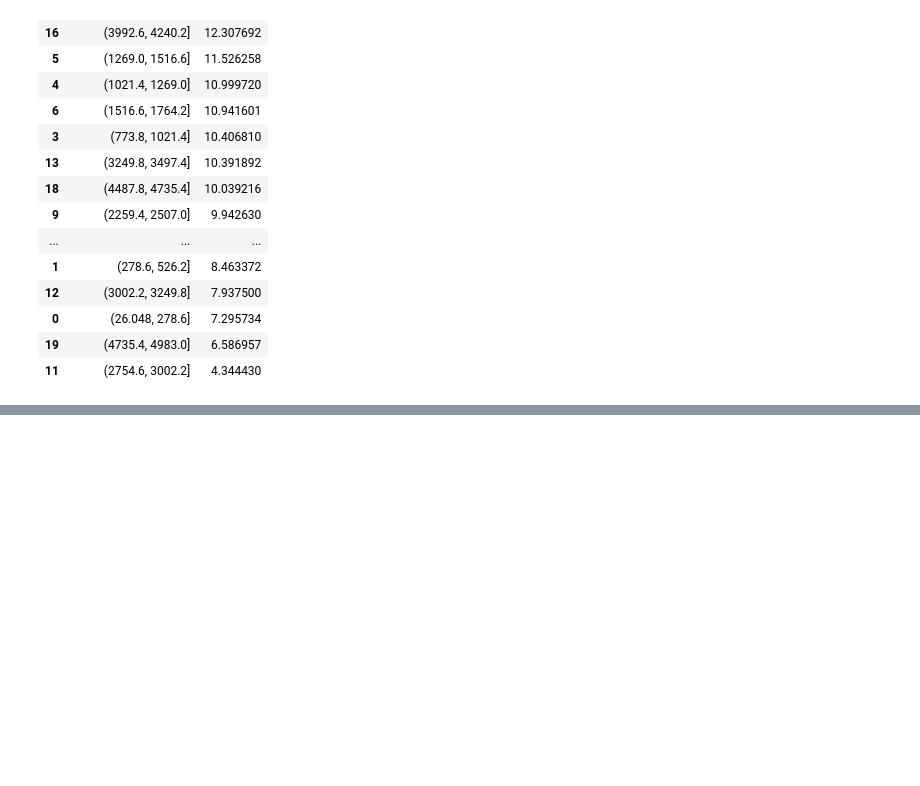
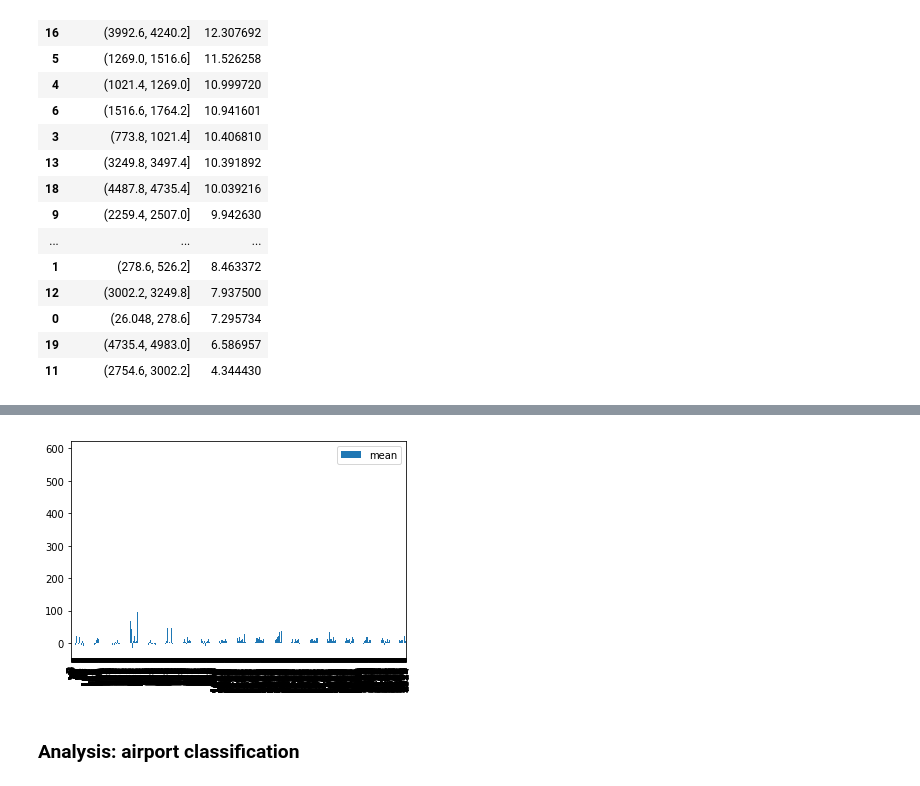
Before and after one commit to peatwan/no_rush, a Jupyter notebook: flight_xd.ipynb, the cells around one changed output, grey strips where cells are left out. Saved outputs shown, nothing was run; the diff lists cells and outputs as text; code cells hidden in the pictures; blank space fills up the shorter version.

```diff
--- a/flight_xd.ipynb
+++ b/flight_xd.ipynb
@@ -215,0 +341,8 @@ distance_avgDelay.sort_values(by=['mean'],ascending=False).head(20)
+# %%
+airline_airport_avgDelay.plot.bar()
+# plt.savefig('./figures/airline_delay.png',dpi=200)
+plt.show()
+# %% [output]
+[figure, added]
+# %% [markdown]
+### Analysis: airport classification
```
Also changed, not shown: parts of 40 cells of this notebook.
